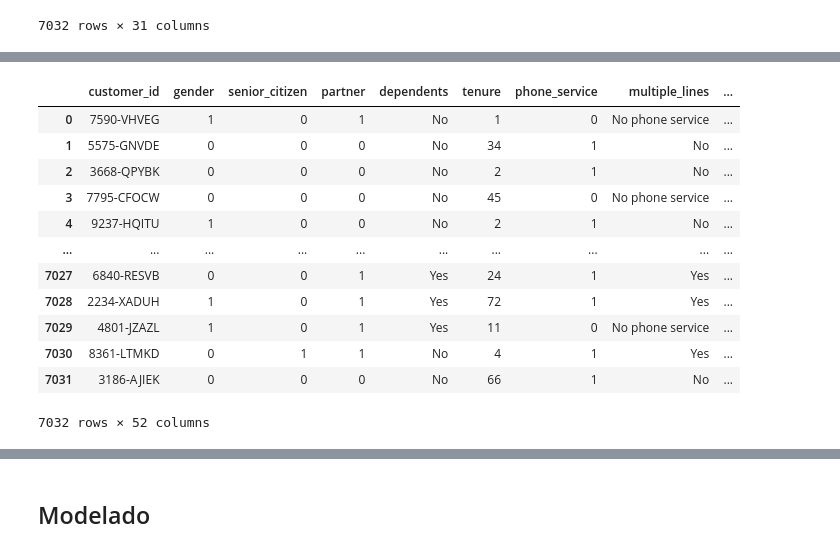
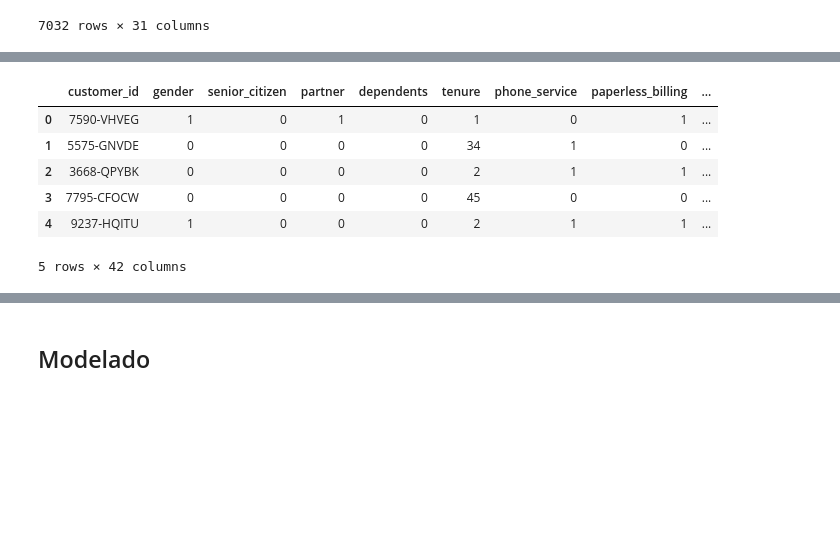
Before and after one commit to lorena10/LALA, a Jupyter notebook: proyecto_1_md.ipynb, the cells around one changed output, grey strips where cells are left out. Saved outputs shown, nothing was run; the diff lists cells and outputs as text; code cells hidden in the pictures; blank space fills up the shorter version.

```diff
--- a/proyecto_1_md.ipynb
+++ b/proyecto_1_md.ipynb
@@ -84,3 +84,4 @@ empresa["partner"].replace({"Yes": 1, "No": 0}, inplace = True)
 empresa["phone_service"].replace({"Yes": 1, "No": 0}, inplace = True)
 empresa["paperless_billing"].replace({"Yes": 1, "No": 0}, inplace = True)
 empresa["churn"].replace({"Yes": 1, "No": 0}, inplace = True)
+empresa["dependents"].replace({"Yes": 1, "No": 0}, inplace = True)
@@ -125,4 +124,4 @@ ohe_df
 | 7031 | 1.0 | 0.0 | 0.0 | 0.0 | ... |
 7032 rows × 31 columns
 # %%
-empresa.drop(ohe_var, axis = 1)
+empresa = empresa.drop(ohe_var, axis = 1)
@@ -143,18 +128,12 @@ empresa.drop(ohe_var, axis = 1)
 # %%
 empresa = pd.concat([empresa, ohe_df], axis=1)
 # %%
-empresa
+empresa.head()
 # %% [output]
-|  | customer_id | gender | senior_citizen | partner | dependents | tenure | phone_service | multiple_lines | ... |
-| 0 | 7590-VHVEG | 1 | 0 | 1 | No | 1 | 0 | No phone service | ... |
-| 1 | 5575-GNVDE | 0 | 0 | 0 | No | 34 | 1 | No | ... |
-| 2 | 3668-QPYBK | 0 | 0 | 0 | No | 2 | 1 | No | ... |
-| 3 | 7795-CFOCW | 0 | 0 | 0 | No | 45 | 0 | No phone service | ... |
-| 4 | 9237-HQITU | 1 | 0 | 0 | No | 2 | 1 | No | ... |
-| ... | ... | ... | ... | ... | ... | ... | ... | ... | ... |
-| 7027 | 6840-RESVB | 0 | 0 | 1 | Yes | 24 | 1 | Yes | ... |
-| 7028 | 2234-XADUH | 1 | 0 | 1 | Yes | 72 | 1 | Yes | ... |
-| 7029 | 4801-JZAZL | 1 | 0 | 1 | Yes | 11 | 0 | No phone service | ... |
-| 7030 | 8361-LTMKD | 0 | 1 | 1 | No | 4 | 1 | Yes | ... |
-| 7031 | 3186-AJIEK | 0 | 0 | 0 | No | 66 | 1 | No | ... |
+|  | customer_id | gender | senior_citizen | partner | dependents | tenure | phone_service | paperless_billing | ... |
+| 0 | 7590-VHVEG | 1 | 0 | 1 | 0 | 1 | 0 | 1 | ... |
+| 1 | 5575-GNVDE | 0 | 0 | 0 | 0 | 34 | 1 | 0 | ... |
+| 2 | 3668-QPYBK | 0 | 0 | 0 | 0 | 2 | 1 | 1 | ... |
+| 3 | 7795-CFOCW | 0 | 0 | 0 | 0 | 45 | 0 | 0 | ... |
+| 4 | 9237-HQITU | 1 | 0 | 0 | 0 | 2 | 1 | 1 | ... |
-7032 rows × 52 columns
+5 rows × 42 columns
```
Also changed, not shown: parts of 38 cells of this notebook.
